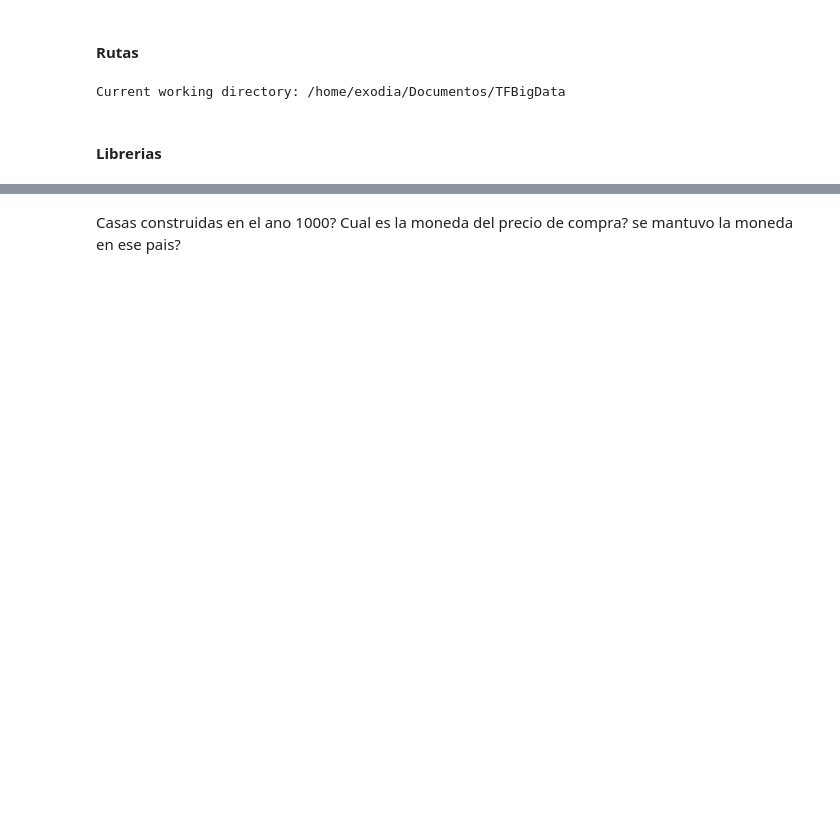
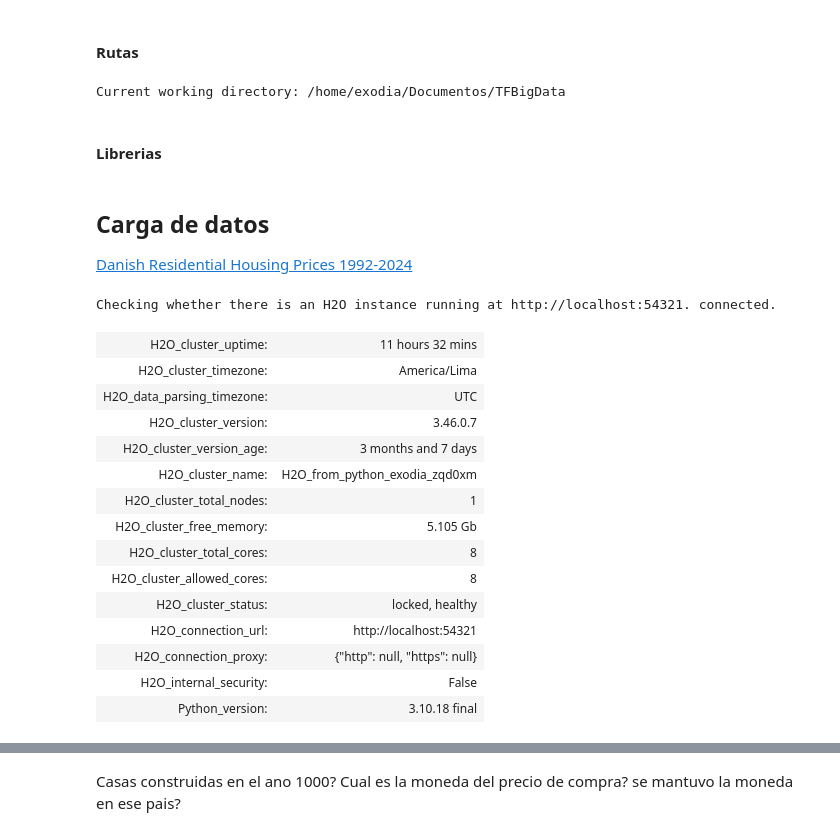
Before and after one commit to R0SEWT/Denmark-HousePrices-Analysis, a Jupyter notebook: notebooks/01_exploracion_eda.ipynb, the cells around one changed output, grey strips where cells are left out. Saved outputs shown, nothing was run; the diff lists cells and outputs as text; code cells hidden in the pictures; blank space fills up the shorter version.

```diff
--- a/notebooks/01_exploracion_eda.ipynb
+++ b/notebooks/01_exploracion_eda.ipynb
@@ -20 +24,5 @@ from h2o.frame import H2OFrame
+# %% [markdown]
+## Carga de datos
+
+[Danish Residential Housing Prices 1992-2024](https://www.kaggle.com/datasets/martinfrederiksen/danish-residential-housing-prices-1992-2024/data)
 # %%
@@ -27,0 +30,19 @@ df = table.to_pandas()
+# %%
+h2o.init()
+# %% [output]
+Checking whether there is an H2O instance running at http://localhost:54321. connected.
+| H2O_cluster_uptime: | 11 hours 32 mins |
+| H2O_cluster_timezone: | America/Lima |
+| H2O_data_parsing_timezone: | UTC |
+| H2O_cluster_version: | 3.46.0.7 |
+| H2O_cluster_version_age: | 3 months and 7 days |
+| H2O_cluster_name: | H2O_from_python_exodia_zqd0xm |
+| H2O_cluster_total_nodes: | 1 |
+| H2O_cluster_free_memory: | 5.105 Gb |
+| H2O_cluster_total_cores: | 8 |
+| H2O_cluster_allowed_cores: | 8 |
+| H2O_cluster_status: | locked, healthy |
+| H2O_connection_url: | http://localhost:54321 |
+| H2O_connection_proxy: | {"http": null, "https": null} |
+| H2O_internal_security: | False |
+| Python_version: | 3.10.18 final |
```
Also changed, not shown: parts of 13 cells of this notebook, 5 other files.
